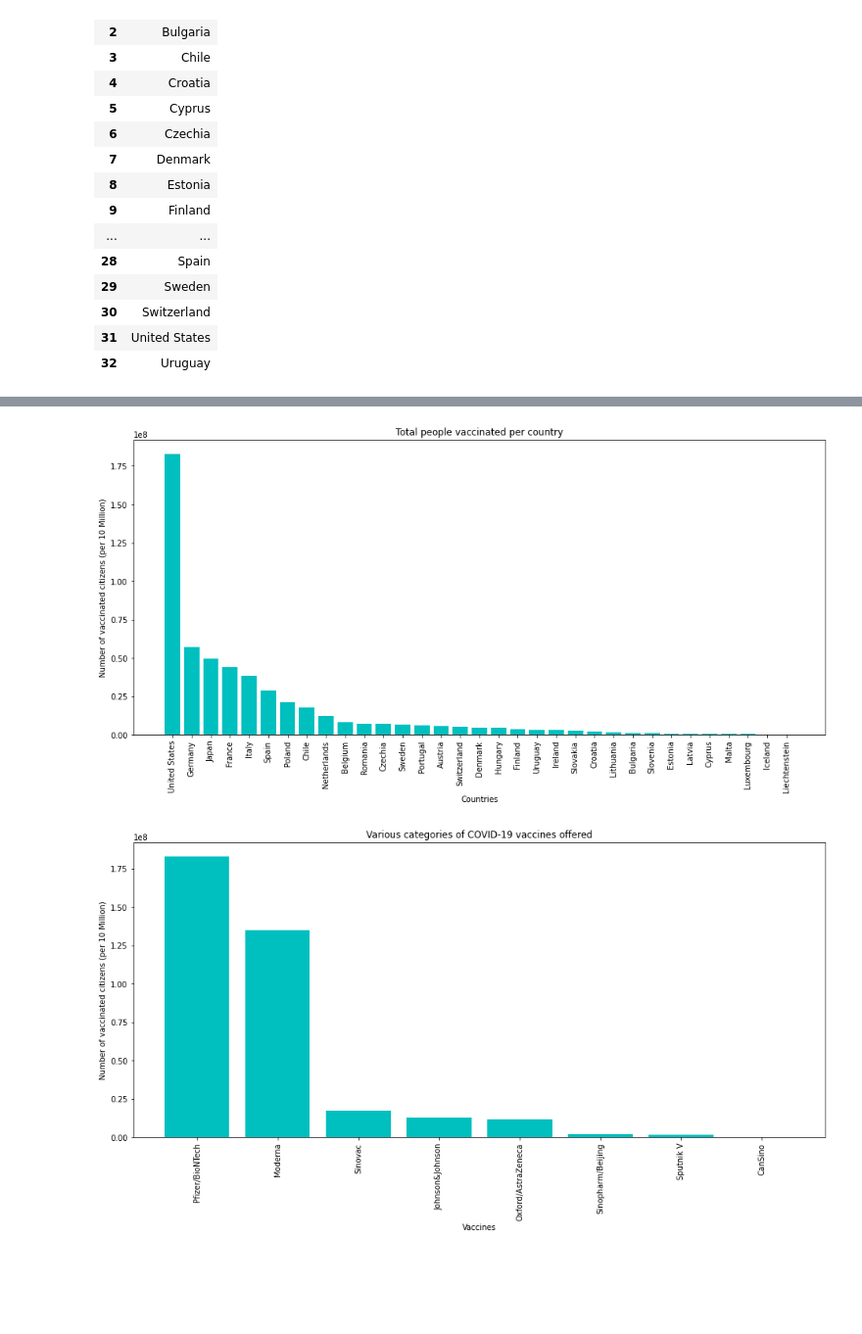
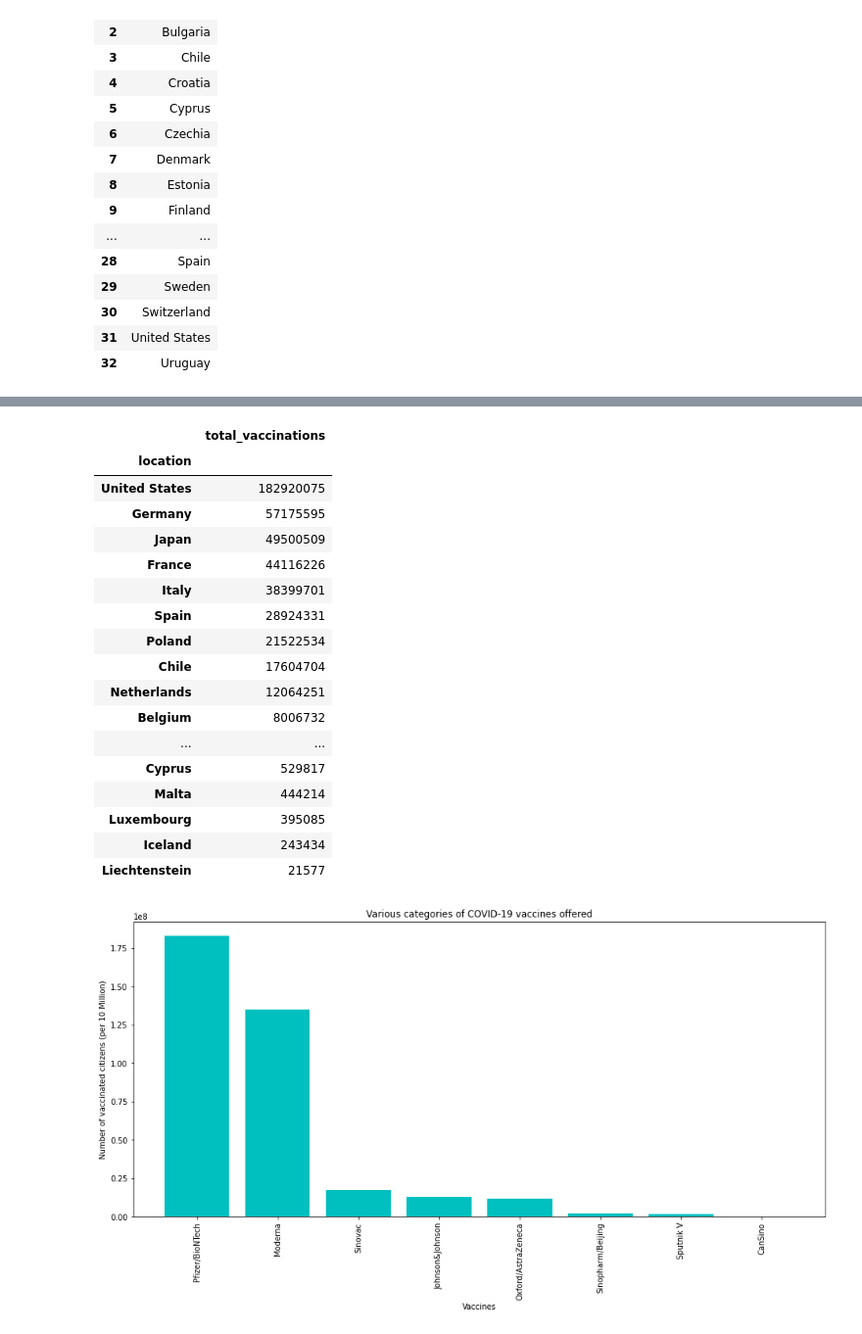
Before and after one commit to hanapadua/teamprovaccine, a Jupyter notebook: cleaning_data.ipynb, the cells around one changed output, grey strips where cells are left out. Shown at 98% size. Saved outputs shown, nothing was run; the diff lists cells and outputs as text; code cells hidden in the pictures; blank space fills up the shorter version.

```diff
--- a/cleaning_data.ipynb
+++ b/cleaning_data.ipynb
@@ -115,20 +112,37 @@ total_vaccines_by_country_df
 # %%
 #Highest vaccinated countries
 
 cols = ['location', 'total_vaccinations']
 vacc_amount = data_country_df[cols].groupby('location').max().sort_values('total_vaccinations', ascending=False)
 vacc_amount = vacc_amount.iloc[:33]
+vacc_amount
+# plt.figure(figsize=(16, 7))
+# plt.bar(vacc_amount.index, vacc_amount.total_vaccinations, color = 'c')
 
-plt.figure(figsize=(16, 7))
-plt.bar(vacc_amount.index, vacc_amount.total_vaccinations, color = 'c')
-
-plt.title('Total people vaccinated per country')
-plt.xticks(rotation = 90)
-plt.ylabel('Number of vaccinated citizens (per 10 Million)')
-plt.xlabel('Countries')
-plt.show();
+# plt.title('Total people vaccinated per country')
+# plt.xticks(rotation = 90)
+# plt.ylabel('Number of vaccinated citizens (per 10 Million)')
+# plt.xlabel('Countries')
+# plt.show();
 # %% [output]
-[figure, removed]
+|  | total_vaccinations |
+| location |  |
+| United States | 182920075 |
+| Germany | 57175595 |
+| Japan | 49500509 |
+| France | 44116226 |
+| Italy | 38399701 |
+| Spain | 28924331 |
+| Poland | 21522534 |
+| Chile | 17604704 |
+| Netherlands | 12064251 |
+| Belgium | 8006732 |
+| ... | ... |
+| Cyprus | 529817 |
+| Malta | 444214 |
+| Luxembourg | 395085 |
+| Iceland | 243434 |
+| Liechtenstein | 21577 |
 # %%
 plt.figure(figsize=(16,7))
 grp = ['location', 'total_vaccinations',  'vaccine']
```
Also changed, not shown: parts of 5 cells of this notebook.
